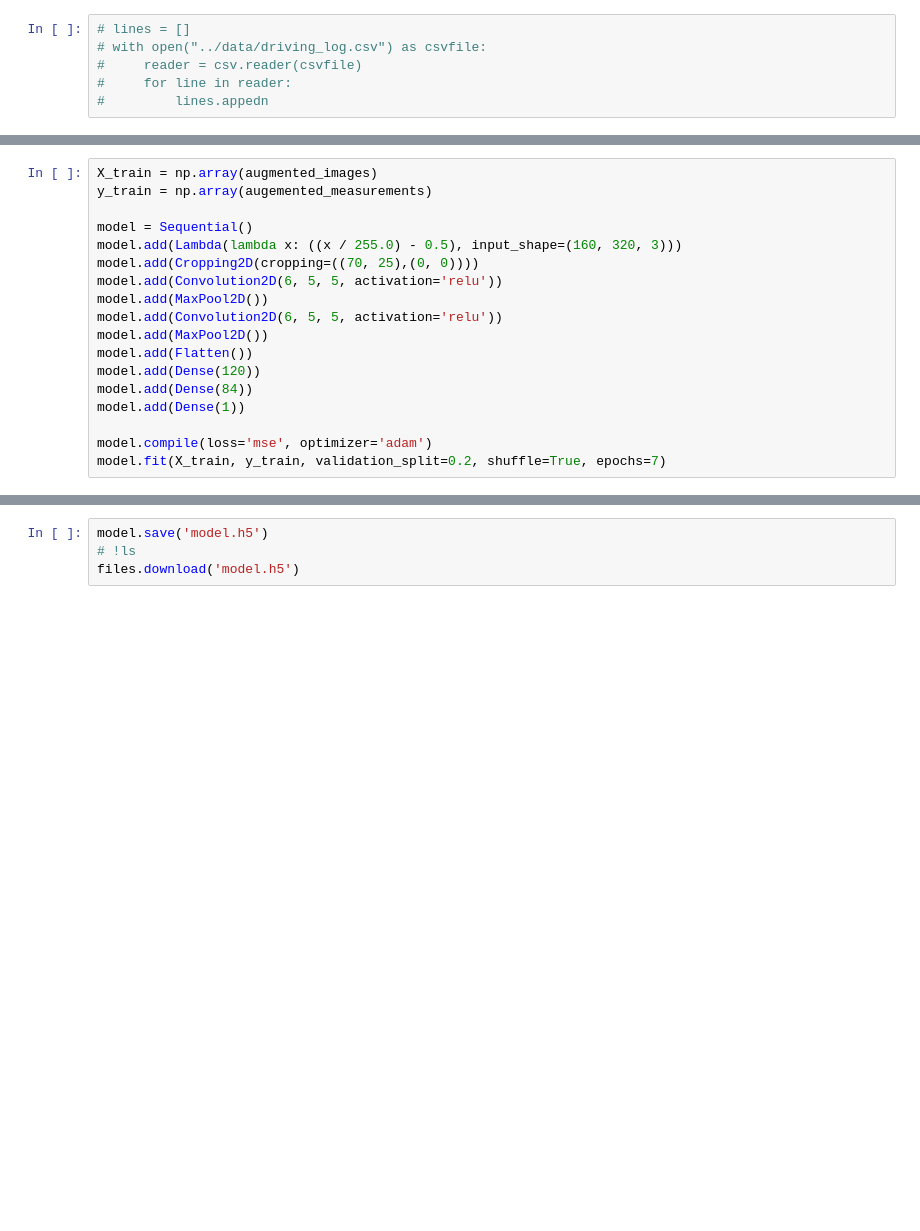
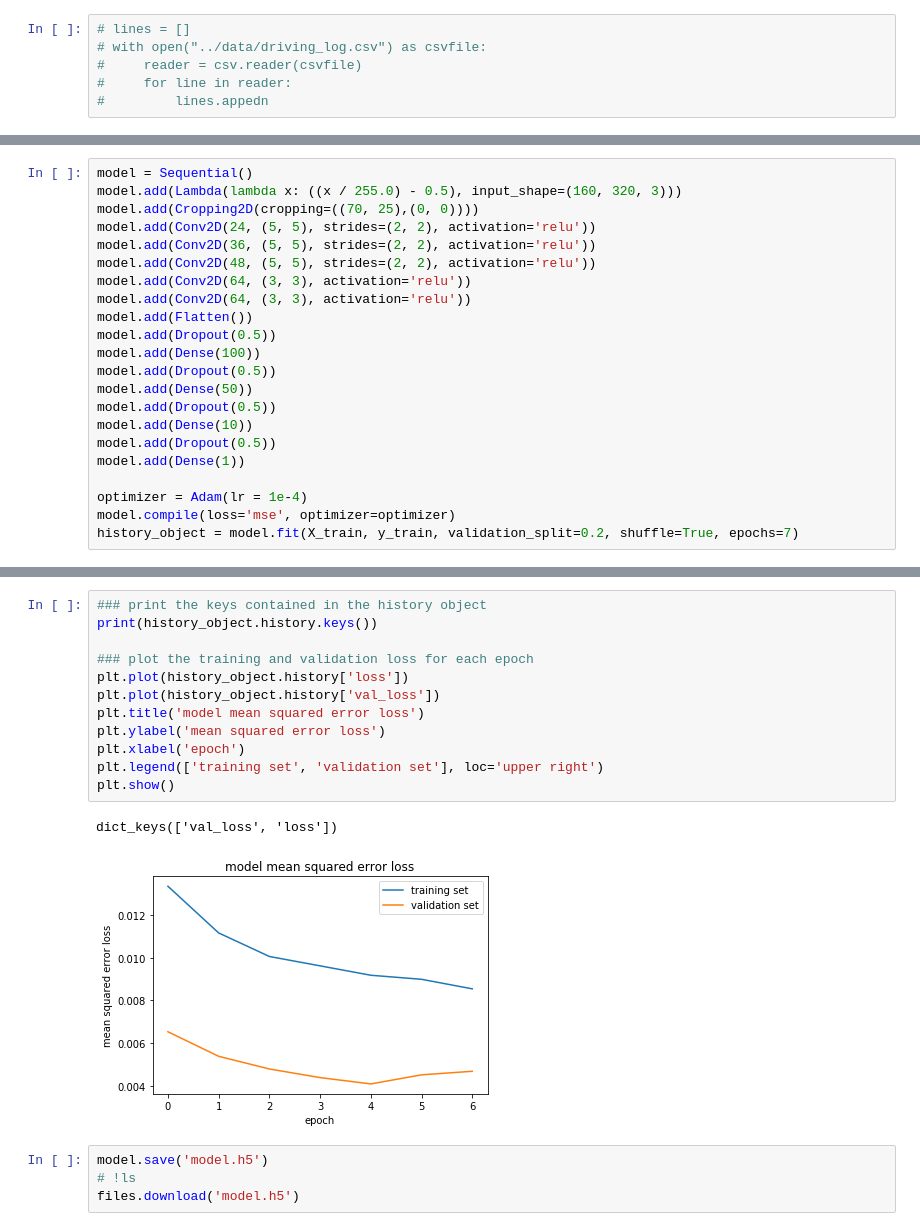
Before and after one commit to bessszilard/Udacity-Self-Driving-Car-Engineer-Nanodegree-Program, a Jupyter notebook: Project-4-Behavioral-Cloning/Behavioral_cloning_CNN.ipynb, the cells around one changed output, grey strips where cells are left out. Drawn from its saved outputs; the diff is of its cells as text; blank space fills up the shorter version.

Commit message:
Project4: NVIDIA CNN added
CNN architecture is changed to CNN, and added dropout layers between the Dense layers.

```diff
--- a/Project-4-Behavioral-Cloning/Behavioral_cloning_CNN.ipynb
+++ b/Project-4-Behavioral-Cloning/Behavioral_cloning_CNN.ipynb
@@ -103,19 +109,23 @@ print(measurements[100])
 # %%
-X_train = np.array(augmented_images)
-y_train = np.array(augemented_measurements)
-
 model = Sequential()
 model.add(Lambda(lambda x: ((x / 255.0) - 0.5), input_shape=(160, 320, 3)))
 model.add(Cropping2D(cropping=((70, 25),(0, 0))))
-model.add(Convolution2D(6, 5, 5, activation='relu'))
-model.add(MaxPool2D())
-model.add(Convolution2D(6, 5, 5, activation='relu'))
-model.add(MaxPool2D())
+model.add(Conv2D(24, (5, 5), strides=(2, 2), activation='relu'))
+model.add(Conv2D(36, (5, 5), strides=(2, 2), activation='relu'))
+model.add(Conv2D(48, (5, 5), strides=(2, 2), activation='relu'))
+model.add(Conv2D(64, (3, 3), activation='relu'))
+model.add(Conv2D(64, (3, 3), activation='relu'))
 model.add(Flatten())
-model.add(Dense(120))
-model.add(Dense(84))
+model.add(Dropout(0.5))
+model.add(Dense(100))
+model.add(Dropout(0.5))
+model.add(Dense(50))
+model.add(Dropout(0.5))
+model.add(Dense(10))
+model.add(Dropout(0.5))
 model.add(Dense(1))
 
-model.compile(loss='mse', optimizer='adam')
-model.fit(X_train, y_train, validation_split=0.2, shuffle=True, epochs=7)
+optimizer = Adam(lr = 1e-4)
+model.compile(loss='mse', optimizer=optimizer)
+history_object = model.fit(X_train, y_train, validation_split=0.2, shuffle=True, epochs=7)
 # %% [output]
@@ -144,3 +147,18 @@ Epoch 7/7
+# %%
+### print the keys contained in the history object
+print(history_object.history.keys())
+
+### plot the training and validation loss for each epoch
+plt.plot(history_object.history['loss'])
+plt.plot(history_object.history['val_loss'])
+plt.title('model mean squared error loss')
+plt.ylabel('mean squared error loss')
+plt.xlabel('epoch')
+plt.legend(['training set', 'validation set'], loc='upper right')
+plt.show()
+# %% [output]
+dict_keys(['val_loss', 'loss'])
+[figure, added]
 # %%
 model.save('model.h5')
 # !ls
```
Also changed, not shown: parts of 6 cells of this notebook.
